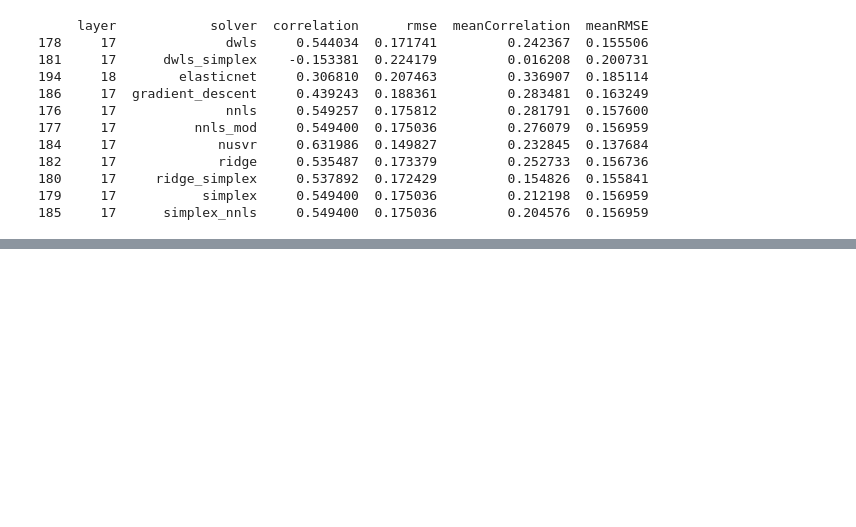
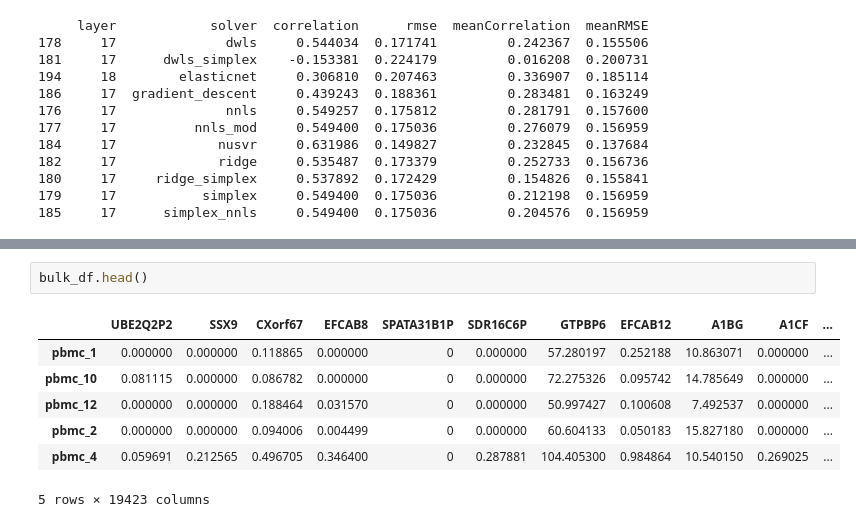
Before and after one commit to Eastmanmd/DECONVersation, a Jupyter notebook: tutorials/GF_layer_sweep/geneformer_layer_sweep_all_solvers_bulk_finotello.ipynb, the cells around one changed output, grey strips where cells are left out. Drawn from its saved outputs; the diff is of its cells as text; blank space fills up the shorter version.

```diff
--- a/tutorials/GF_layer_sweep/geneformer_layer_sweep_all_solvers_bulk_finotello.ipynb
+++ b/tutorials/GF_layer_sweep/geneformer_layer_sweep_all_solvers_bulk_finotello.ipynb
@@ -280,0 +310,10 @@ print(metrics_df.loc[metrics_df.groupby('solver')['correlation'].idxmax()])
+# %%
+bulk_df.head()
+# %% [output]
+|  | UBE2Q2P2 | SSX9 | CXorf67 | EFCAB8 | SPATA31B1P | SDR16C6P | GTPBP6 | EFCAB12 | A1BG | A1CF | ... |
+| pbmc_1 | 0.000000 | 0.000000 | 0.118865 | 0.000000 | 0 | 0.000000 | 57.280197 | 0.252188 | 10.863071 | 0.000000 | ... |
+| pbmc_10 | 0.081115 | 0.000000 | 0.086782 | 0.000000 | 0 | 0.000000 | 72.275326 | 0.095742 | 14.785649 | 0.000000 | ... |
+| pbmc_12 | 0.000000 | 0.000000 | 0.188464 | 0.031570 | 0 | 0.000000 | 50.997427 | 0.100608 | 7.492537 | 0.000000 | ... |
+| pbmc_2 | 0.000000 | 0.000000 | 0.094006 | 0.004499 | 0 | 0.000000 | 60.604133 | 0.050183 | 15.827180 | 0.000000 | ... |
+| pbmc_4 | 0.059691 | 0.212565 | 0.496705 | 0.346400 | 0 | 0.287881 | 104.405300 | 0.984864 | 10.540150 | 0.269025 | ... |
+5 rows × 19423 columns
```
Also changed, not shown: parts of 4 cells of this notebook, 1 other file.
